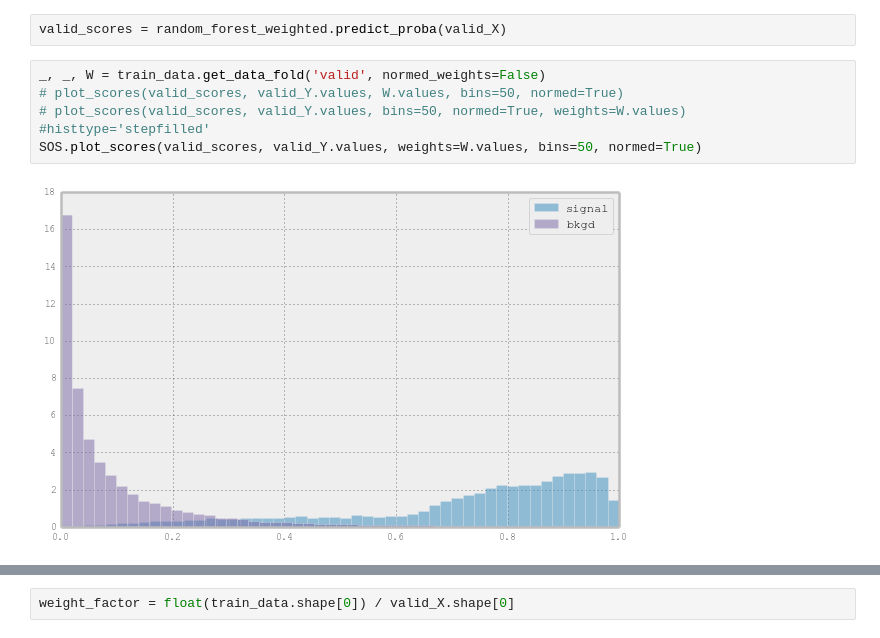
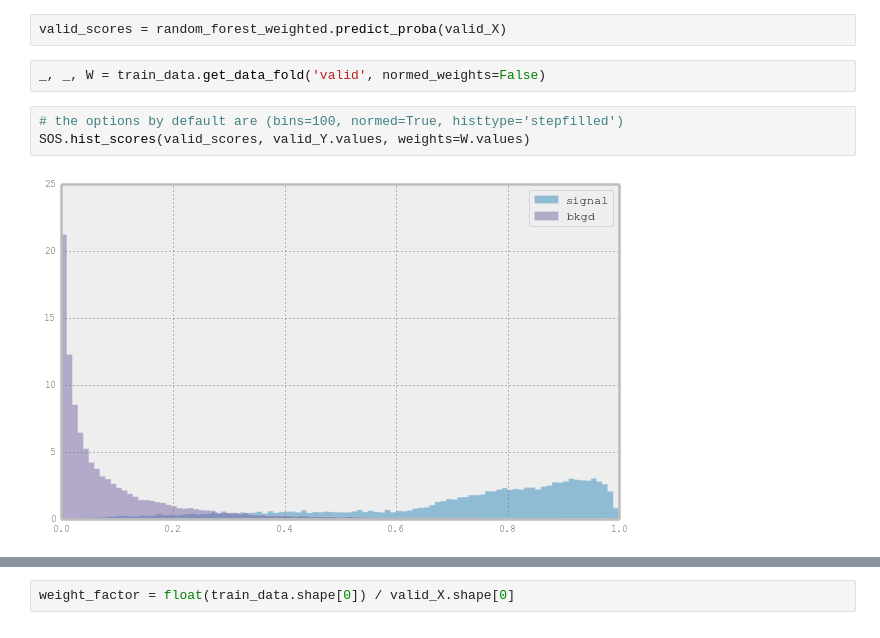
Before and after one commit to Djabbz/SOS14_practical_session, a Jupyter notebook: SOS.ipynb, the cells around one changed output, grey strips where cells are left out. Cells and saved outputs as stored; diff of their text form.

```diff
--- a/SOS.ipynb
+++ b/SOS.ipynb
@@ -150,10 +150,10 @@ $$
 `s` and `b` are the sum of signal and background weights, respectively, in the selection region.
 # %%
 valid_scores = random_forest_weighted.predict_proba(valid_X)
-# %%
-_, _, W = train_data.get_data_fold('valid', normed_weights=False)
-# plot_scores(valid_scores, valid_Y.values, W.values, bins=50, normed=True)
-# plot_scores(valid_scores, valid_Y.values, bins=50, normed=True, weights=W.values) #histtype='stepfilled'
-SOS.plot_scores(valid_scores, valid_Y.values, weights=W.values, bins=50, normed=True)
-# %% [output]
-[figure, removed]
+# %%
+_, _, W = train_data.get_data_fold('valid', normed_weights=False)
+# %%
+# the options by default are (bins=100, normed=True, histtype='stepfilled')
+SOS.hist_scores(valid_scores, valid_Y.values, weights=W.values)
+# %% [output]
+[figure, added]
```
Also changed, not shown: parts of 1 cell of this notebook, 2 other files.
